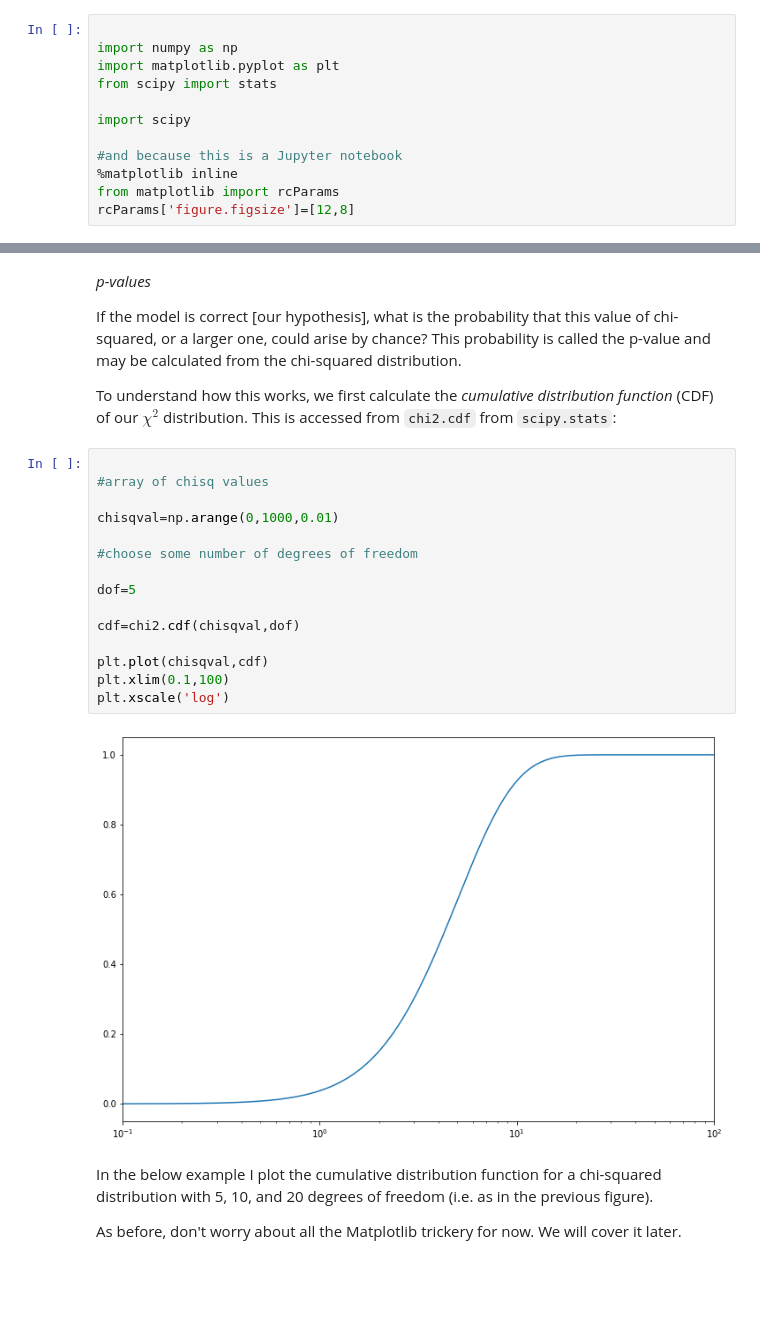
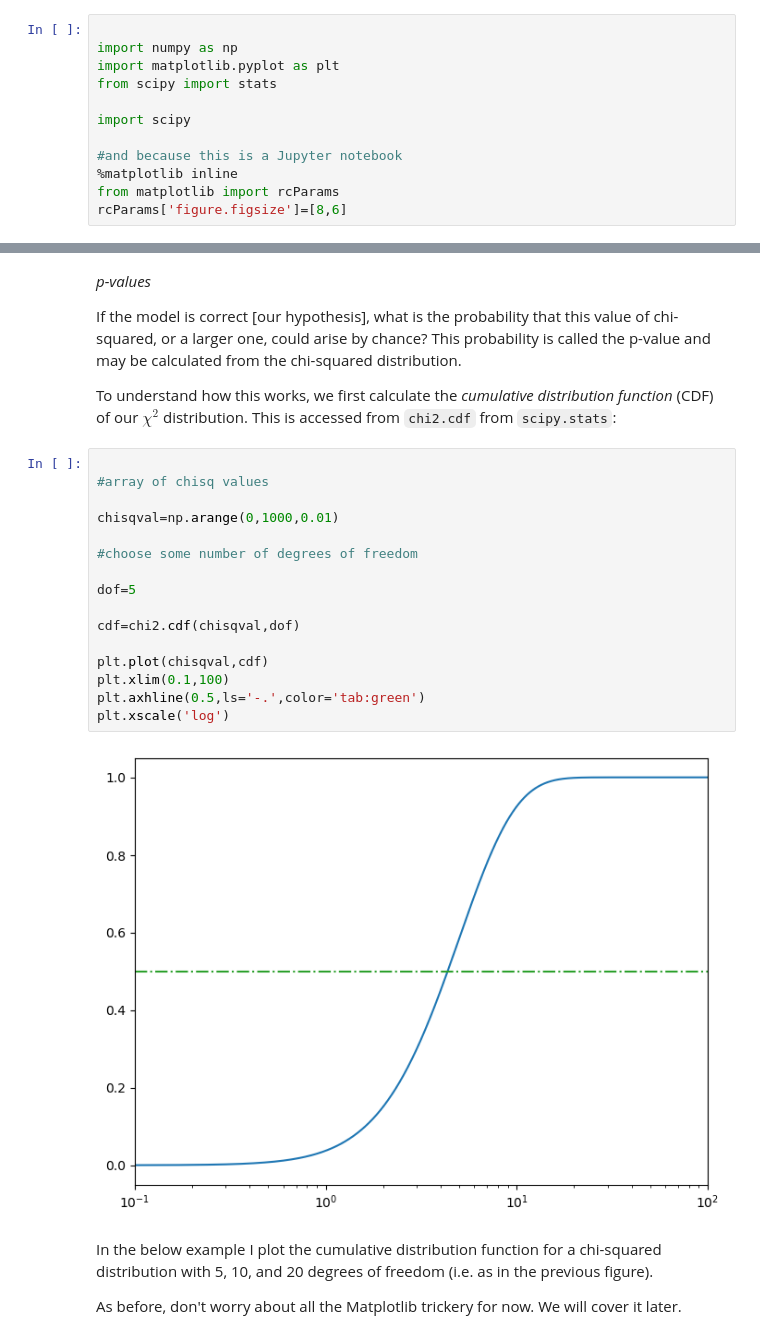
Before and after one commit to thaynecurrie/phys7903_fall2024, a Jupyter notebook: ScientificPythonNotes/SciPy/Python_scipy_part3.ipynb, the cells around one changed output, grey strips where cells are left out. Drawn from its saved outputs; the diff is of its cells as text; blank space fills up the shorter version.

```diff
--- a/ScientificPythonNotes/SciPy/Python_scipy_part3.ipynb
+++ b/ScientificPythonNotes/SciPy/Python_scipy_part3.ipynb
@@ -33,7 +33,7 @@ import scipy
 #and because this is a Jupyter notebook
 %matplotlib inline
 from matplotlib import rcParams
-rcParams['figure.figsize']=[12,8]
+rcParams['figure.figsize']=[8,6]
 # %% [markdown]
 ### Properties of Data
 
@@ -555,20 +597,21 @@ To understand how this works, we first calculate the _cumulative distribution fu
 # %%
 
 #array of chisq values
 
 chisqval=np.arange(0,1000,0.01)
 
 #choose some number of degrees of freedom
 
 dof=5
 
 cdf=chi2.cdf(chisqval,dof)
 
 plt.plot(chisqval,cdf)
 plt.xlim(0.1,100)
+plt.axhline(0.5,ls='-.',color='tab:green')
 plt.xscale('log')
 # %% [output]
-[figure, old version]
+[figure, new version]
 # %% [markdown]
 In the below example I plot the cumulative distribution function for a chi-squared distribution with 5, 10, and 20 degrees of freedom (i.e. as in the previous figure).
 
```
Also changed, not shown: parts of 19 cells of this notebook, 2 other files.
